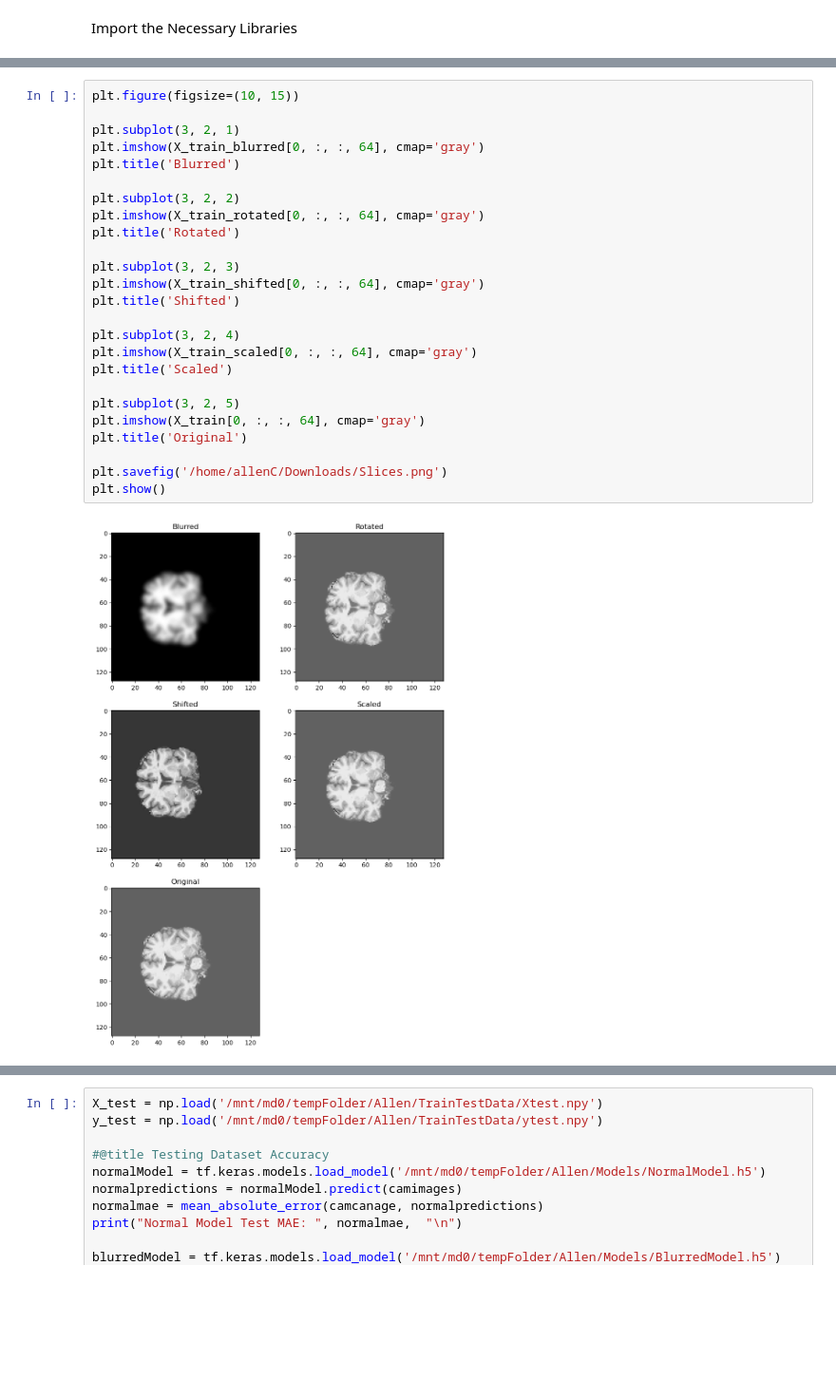
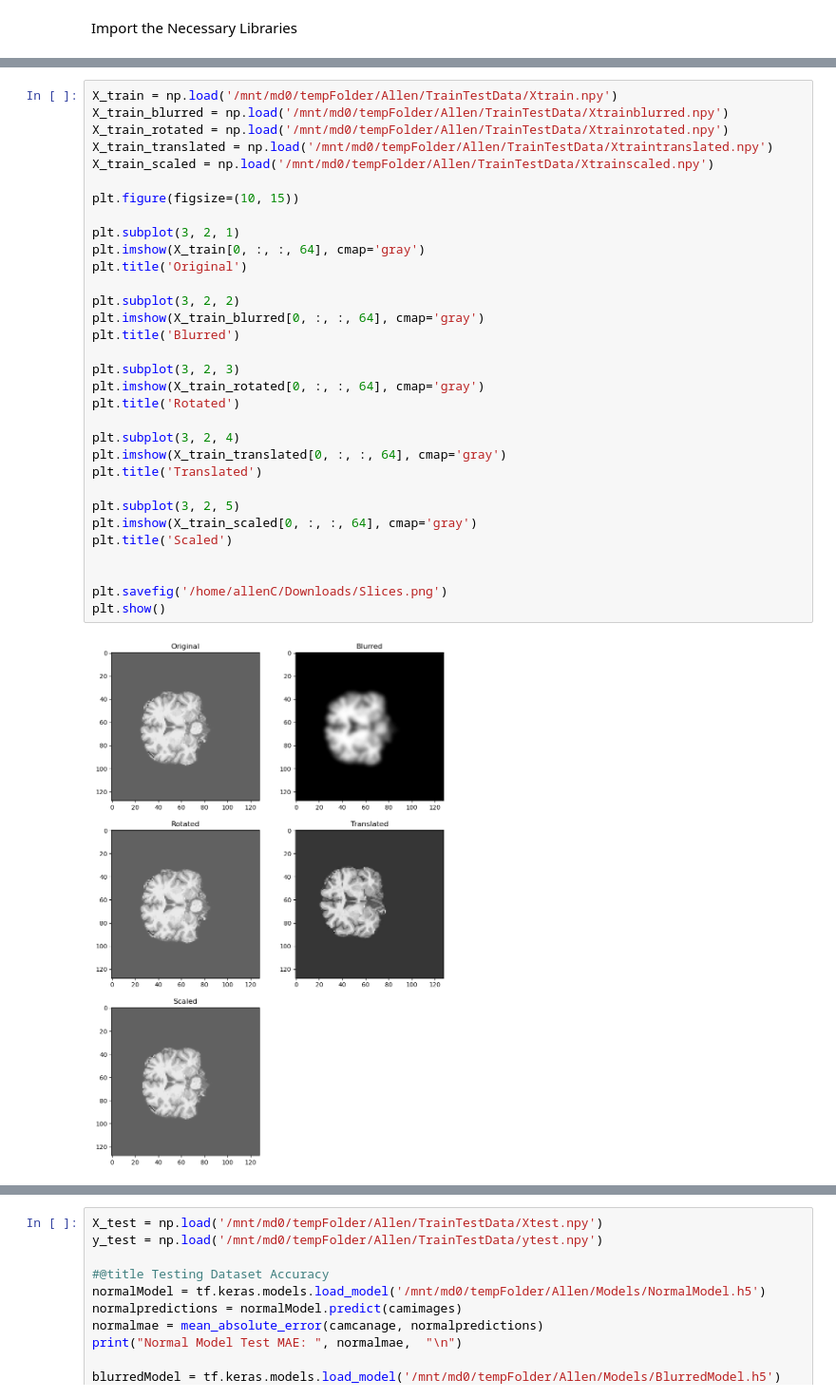
Before and after one commit to achang30/MRI_Data_Augmentation, a Jupyter notebook: DataAugmentationSaliency.ipynb, the cells around one changed output, grey strips where cells are left out. Shown at 95% size. Saved outputs shown, nothing was run; the diff lists cells and outputs as text; blank space fills up the shorter version.

```diff
--- a/DataAugmentationSaliency.ipynb
+++ b/DataAugmentationSaliency.ipynb
@@ -412,29 +349,36 @@ Scaled shape: (2804, 128, 128, 128)
 # %%
+X_train = np.load('/mnt/md0/tempFolder/Allen/TrainTestData/Xtrain.npy')
+X_train_blurred = np.load('/mnt/md0/tempFolder/Allen/TrainTestData/Xtrainblurred.npy')
+X_train_rotated = np.load('/mnt/md0/tempFolder/Allen/TrainTestData/Xtrainrotated.npy')
+X_train_translated = np.load('/mnt/md0/tempFolder/Allen/TrainTestData/Xtraintranslated.npy')
+X_train_scaled = np.load('/mnt/md0/tempFolder/Allen/TrainTestData/Xtrainscaled.npy')
+
 plt.figure(figsize=(10, 15))
 
 plt.subplot(3, 2, 1)
+plt.imshow(X_train[0, :, :, 64], cmap='gray')
+plt.title('Original')
+
+plt.subplot(3, 2, 2)
 plt.imshow(X_train_blurred[0, :, :, 64], cmap='gray')
 plt.title('Blurred')
 
-plt.subplot(3, 2, 2)
+plt.subplot(3, 2, 3)
 plt.imshow(X_train_rotated[0, :, :, 64], cmap='gray')
 plt.title('Rotated')
 
-plt.subplot(3, 2, 3)
-plt.imshow(X_train_shifted[0, :, :, 64], cmap='gray')
-plt.title('Shifted')
+plt.subplot(3, 2, 4)
+plt.imshow(X_train_translated[0, :, :, 64], cmap='gray')
+plt.title('Translated')
 
-plt.subplot(3, 2, 4)
+plt.subplot(3, 2, 5)
 plt.imshow(X_train_scaled[0, :, :, 64], cmap='gray')
 plt.title('Scaled')
 
-plt.subplot(3, 2, 5)
-plt.imshow(X_train[0, :, :, 64], cmap='gray')
-plt.title('Original')
 
 plt.savefig('/home/allenC/Downloads/Slices.png')
 plt.show()
 # %% [output]
-[figure, old version]
+[figure, new version]
 # %%
 directory = '/mnt/md0/tempFolder/Allen/TrainTestData/'
```
Also changed, not shown: parts of 25 cells of this notebook.
